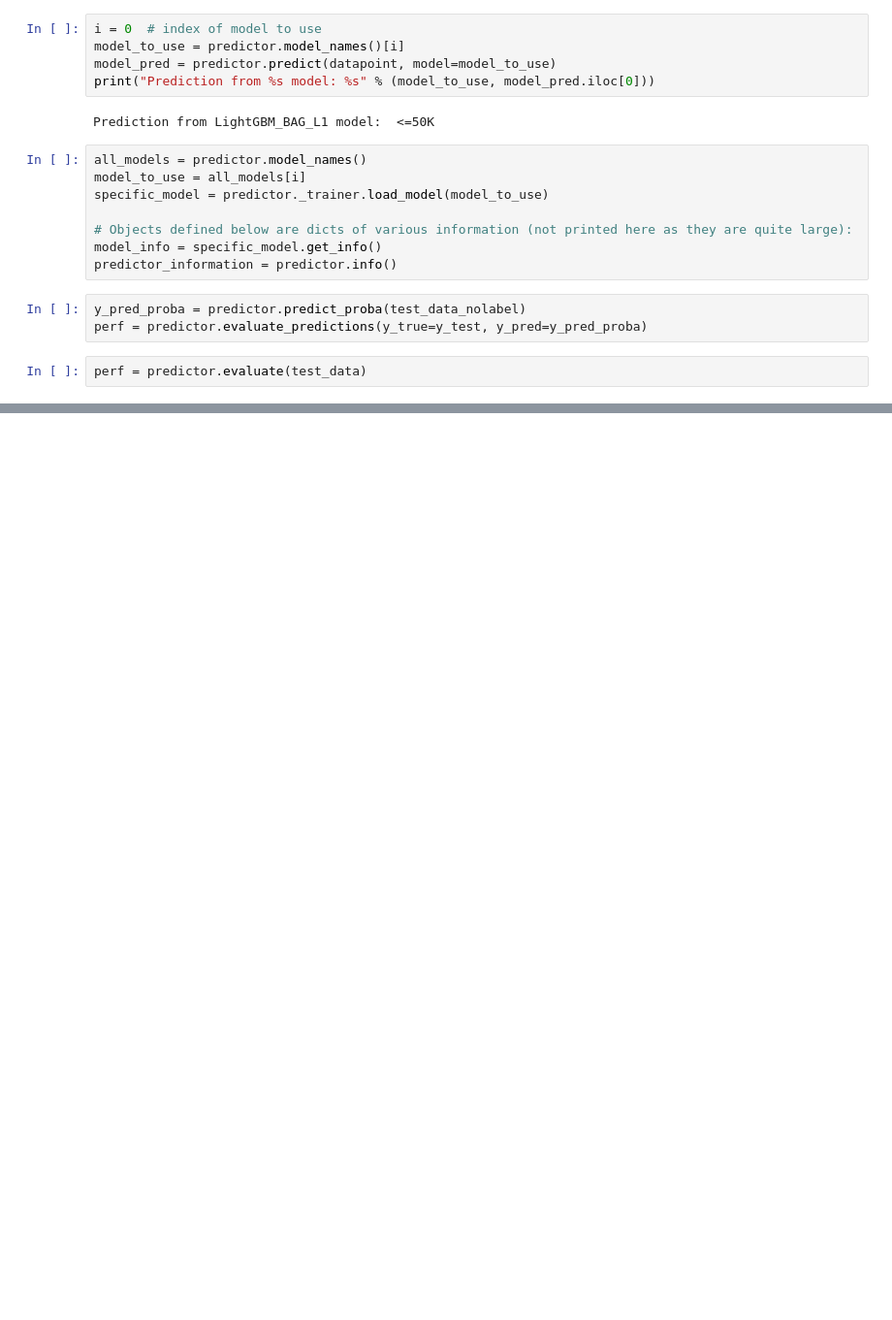
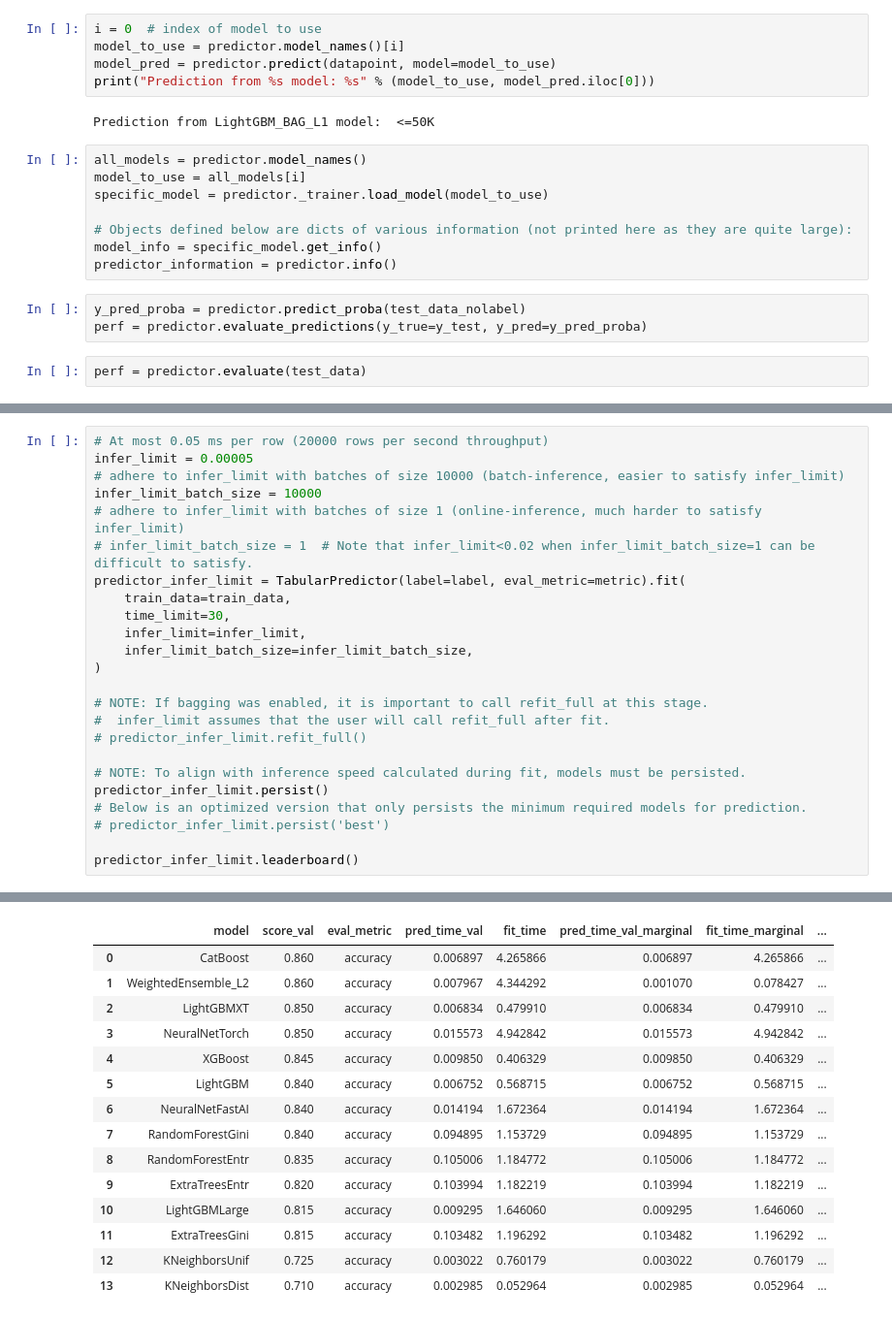
Before and after one commit to flyinacres/autogluon, a Jupyter notebook: autogluon-tabular-depth.ipynb, the cells around one changed output, grey strips where cells are left out. Shown at 97% size. Saved outputs shown, nothing was run; the diff lists cells and outputs as text; blank space fills up the shorter version.

Commit message:
Kaggle Notebook | autogluon-tabular-depth | Version 7

```diff
--- a/autogluon-tabular-depth.ipynb
+++ b/autogluon-tabular-depth.ipynb
@@ -373,0 +395,25 @@ Computing feature importance via permutation shuffling for 14 features using 500
+# %%
+# At most 0.05 ms per row (20000 rows per second throughput)
+infer_limit = 0.00005
+# adhere to infer_limit with batches of size 10000 (batch-inference, easier to satisfy infer_limit)
+infer_limit_batch_size = 10000
+# adhere to infer_limit with batches of size 1 (online-inference, much harder to satisfy infer_limit)
+# infer_limit_batch_size = 1  # Note that infer_limit<0.02 when infer_limit_batch_size=1 can be difficult to satisfy.
+predictor_infer_limit = TabularPredictor(label=label, eval_metric=metric).fit(
+    train_data=train_data,
+    time_limit=30,
+    infer_limit=infer_limit,
+    infer_limit_batch_size=infer_limit_batch_size,
+)
+
+# NOTE: If bagging was enabled, it is important to call refit_full at this stage.
+#  infer_limit assumes that the user will call refit_full after fit.
+# predictor_infer_limit.refit_full()
+
+# NOTE: To align with inference speed calculated during fit, models must be persisted.
+predictor_infer_limit.persist()
+# Below is an optimized version that only persists the minimum required models for prediction.
+# predictor_infer_limit.persist('best')
+
+predictor_infer_limit.leaderboard()
+# %% [output]
@@ -373,0 +437,15 @@ Computing feature importance via permutation shuffling for 14 features using 500
+|  | model | score_val | eval_metric | pred_time_val | fit_time | pred_time_val_marginal | fit_time_marginal | ... |
+| 0 | CatBoost | 0.860 | accuracy | 0.006897 | 4.265866 | 0.006897 | 4.265866 | ... |
+| 1 | WeightedEnsemble_L2 | 0.860 | accuracy | 0.007967 | 4.344292 | 0.001070 | 0.078427 | ... |
+| 2 | LightGBMXT | 0.850 | accuracy | 0.006834 | 0.479910 | 0.006834 | 0.479910 | ... |
+| 3 | NeuralNetTorch | 0.850 | accuracy | 0.015573 | 4.942842 | 0.015573 | 4.942842 | ... |
+| 4 | XGBoost | 0.845 | accuracy | 0.009850 | 0.406329 | 0.009850 | 0.406329 | ... |
+| 5 | LightGBM | 0.840 | accuracy | 0.006752 | 0.568715 | 0.006752 | 0.568715 | ... |
+| 6 | NeuralNetFastAI | 0.840 | accuracy | 0.014194 | 1.672364 | 0.014194 | 1.672364 | ... |
+| 7 | RandomForestGini | 0.840 | accuracy | 0.094895 | 1.153729 | 0.094895 | 1.153729 | ... |
+| 8 | RandomForestEntr | 0.835 | accuracy | 0.105006 | 1.184772 | 0.105006 | 1.184772 | ... |
+| 9 | ExtraTreesEntr | 0.820 | accuracy | 0.103994 | 1.182219 | 0.103994 | 1.182219 | ... |
+| 10 | LightGBMLarge | 0.815 | accuracy | 0.009295 | 1.646060 | 0.009295 | 1.646060 | ... |
+| 11 | ExtraTreesGini | 0.815 | accuracy | 0.103482 | 1.196292 | 0.103482 | 1.196292 | ... |
+| 12 | KNeighborsUnif | 0.725 | accuracy | 0.003022 | 0.760179 | 0.003022 | 0.760179 | ... |
+| 13 | KNeighborsDist | 0.710 | accuracy | 0.002985 | 0.052964 | 0.002985 | 0.052964 | ... |
```
Also changed, not shown: parts of 12 cells of this notebook.
